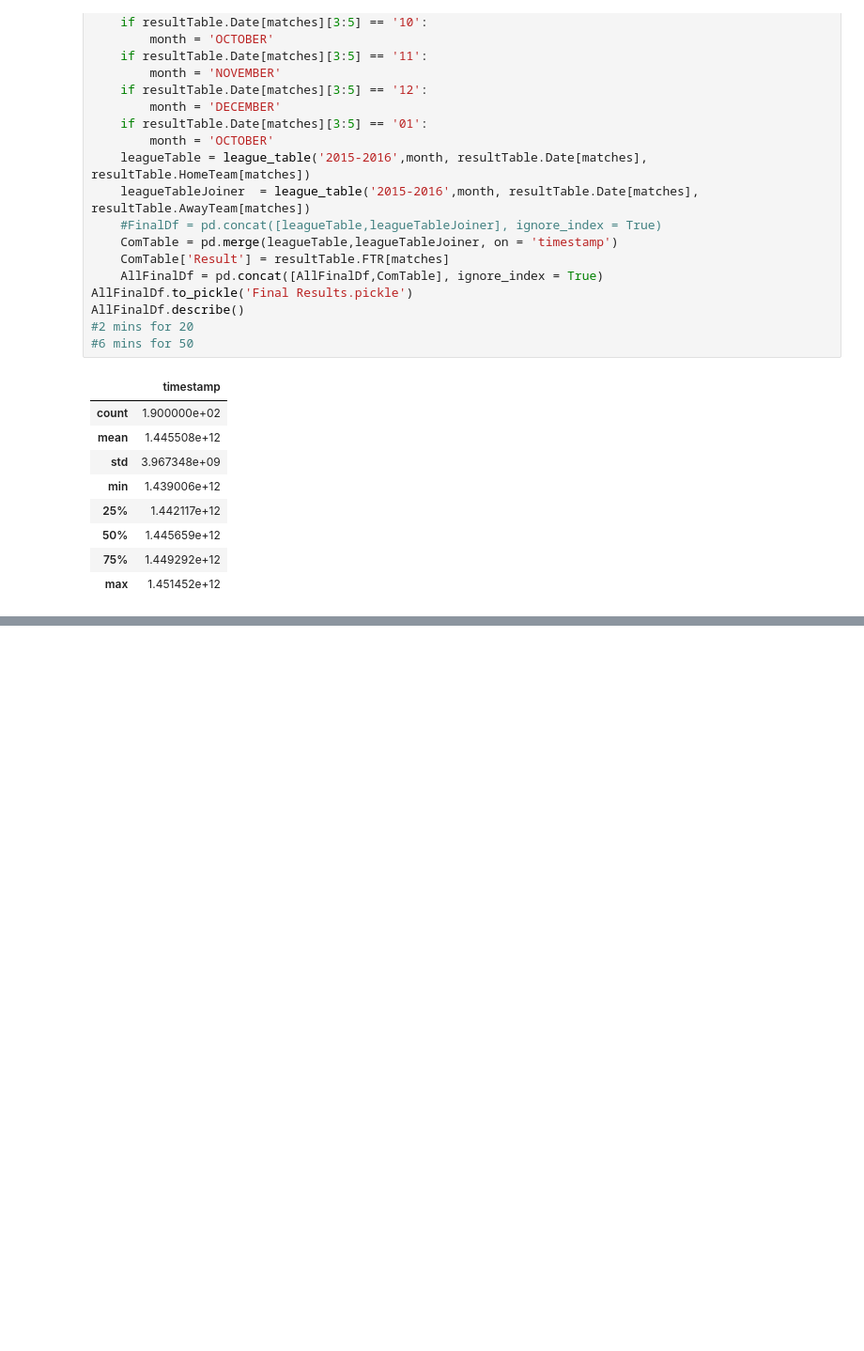
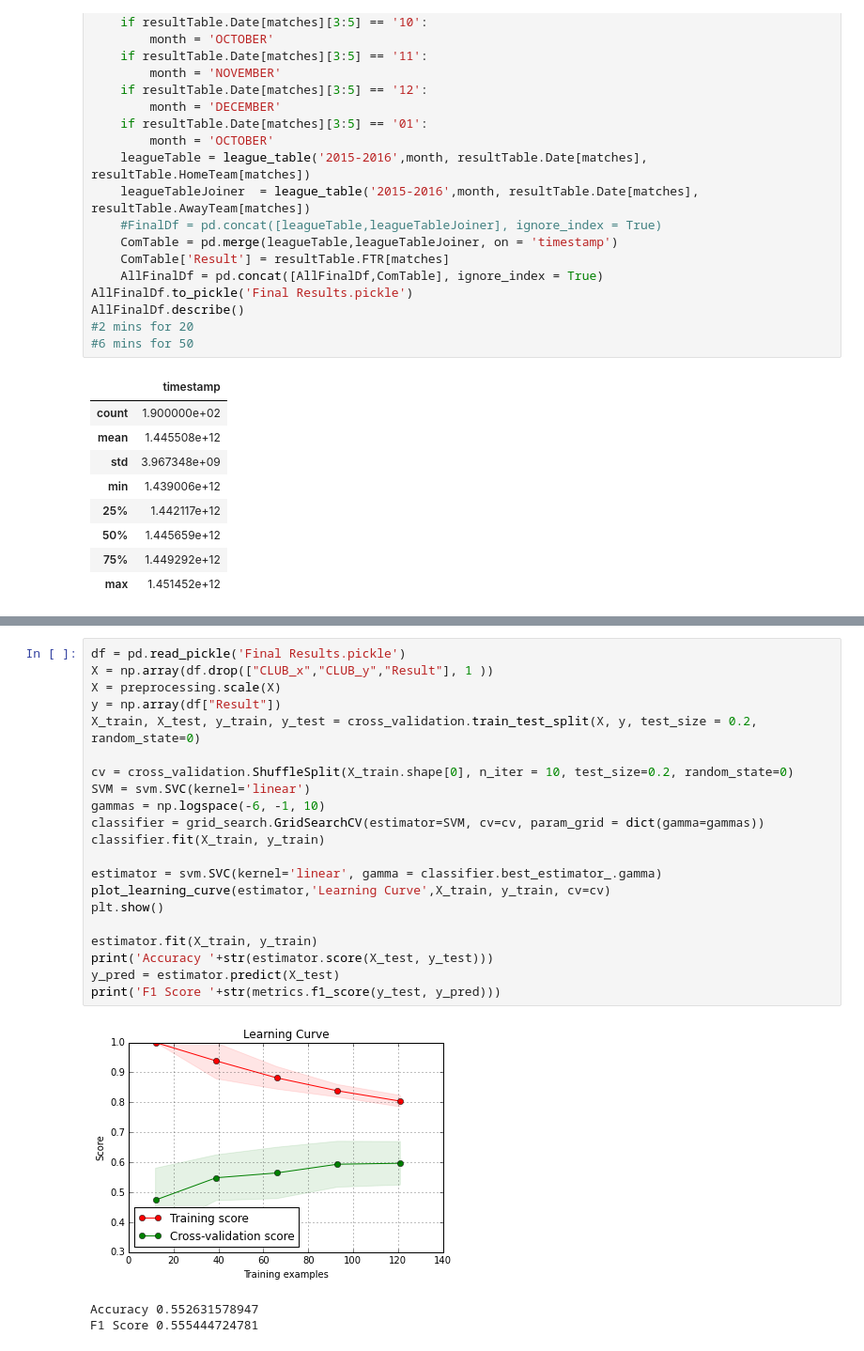
Before and after one commit to archimitra/Premier-League-Soccer-Match-Prediction, a Jupyter notebook: Premier League Match Prediction.ipynb, the cells around one changed output, grey strips where cells are left out. Shown at 94% size. Drawn from its saved outputs; the diff is of its cells as text; blank space fills up the shorter version.

Commit message:
Prediction using SVM

```diff
--- a/Premier League Match Prediction.ipynb
+++ b/Premier League Match Prediction.ipynb
@@ -131,0 +177,25 @@ df
+# %%
+df = pd.read_pickle('Final Results.pickle')
+X = np.array(df.drop(["CLUB_x","CLUB_y","Result"], 1 ))
+X = preprocessing.scale(X)
+y = np.array(df["Result"])
+X_train, X_test, y_train, y_test = cross_validation.train_test_split(X, y, test_size = 0.2, random_state=0)
+
+cv = cross_validation.ShuffleSplit(X_train.shape[0], n_iter = 10, test_size=0.2, random_state=0)
+SVM = svm.SVC(kernel='linear')
+gammas = np.logspace(-6, -1, 10)
+classifier = grid_search.GridSearchCV(estimator=SVM, cv=cv, param_grid = dict(gamma=gammas))
+classifier.fit(X_train, y_train)
+
+estimator = svm.SVC(kernel='linear', gamma = classifier.best_estimator_.gamma)
+plot_learning_curve(estimator,'Learning Curve',X_train, y_train, cv=cv)
+plt.show()
+
+estimator.fit(X_train, y_train)
+print('Accuracy '+str(estimator.score(X_test, y_test)))
+y_pred = estimator.predict(X_test)
+print('F1 Score '+str(metrics.f1_score(y_test, y_pred)))
+# %% [output]
+[figure, added]
+Accuracy 0.552631578947
+F1 Score 0.555444724781
```
Also changed, not shown: parts of 3 cells of this notebook.
